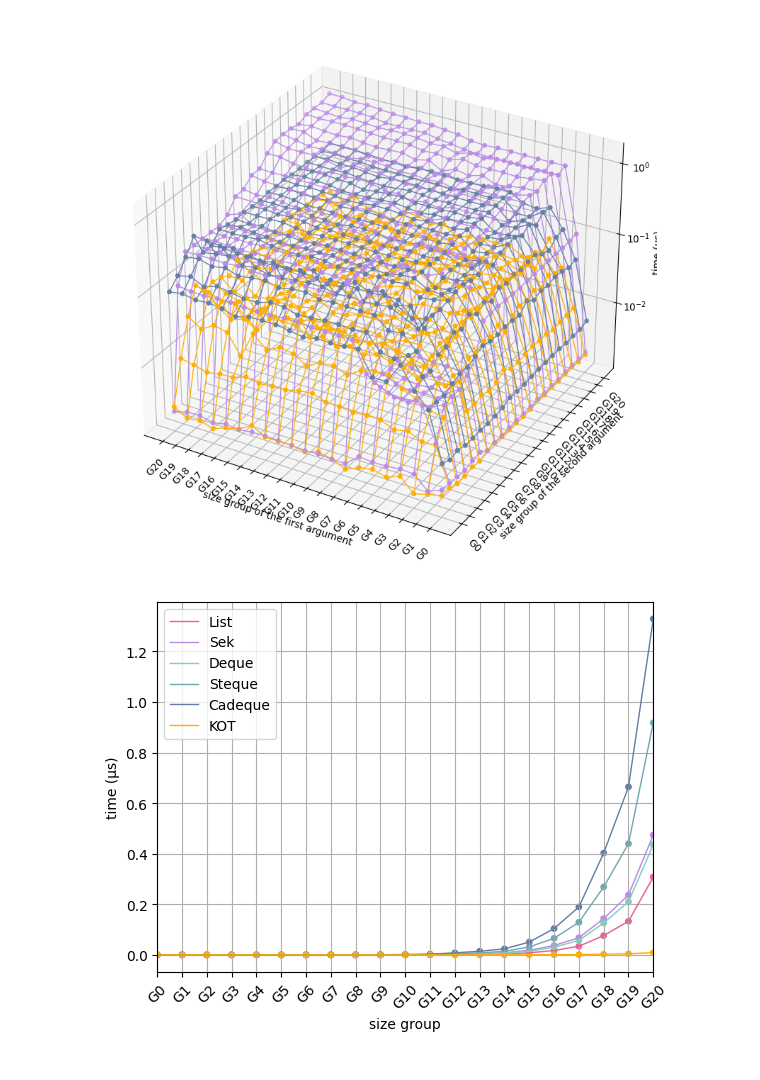
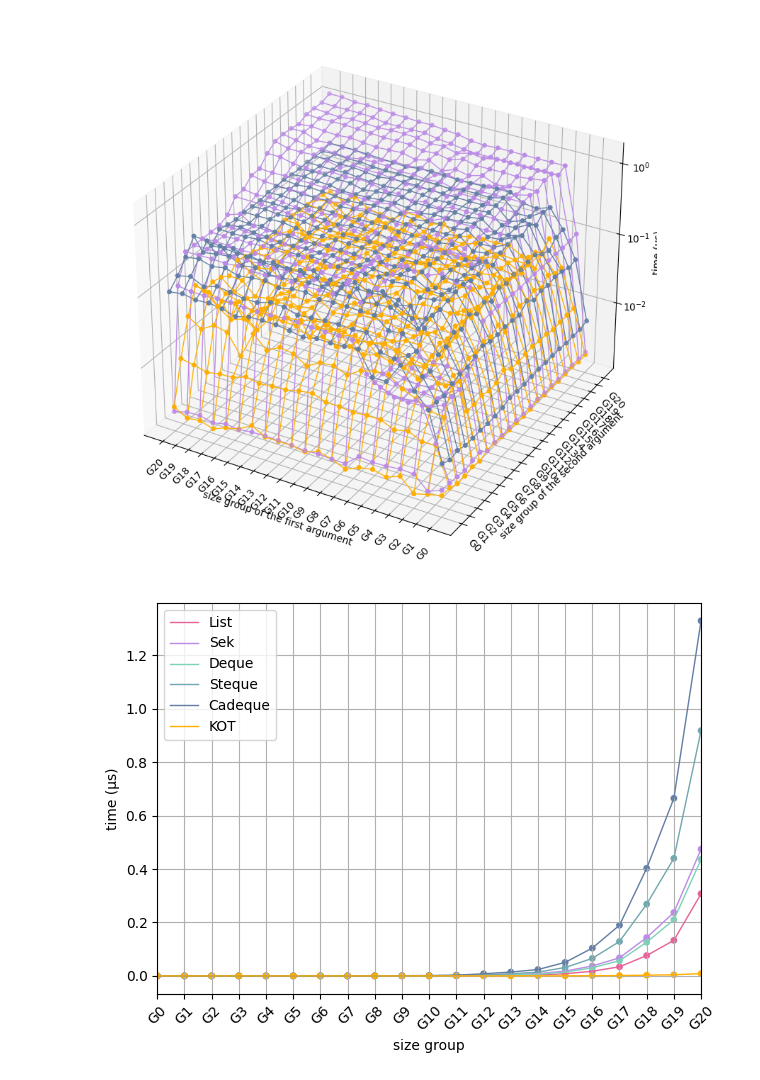
Before and after one commit to JulesViennotFranca/VerifiedCatenableDeque, a Jupyter notebook: bench/graphics.ipynb, the cells around one changed output. Cells and saved outputs as stored; diff of their text form; code cells hidden in the pictures.

```diff
--- a/bench/graphics.ipynb
+++ b/bench/graphics.ipynb
@@ -31,7 +31,7 @@ def make_time_data_2D(data, name):
             Y.append(t / n)
     return np.array(Y)
 
-def plot_time_data_2D(data, data_structures, scale='linear'):
+def plot_time_data_2D(target, data, data_structures, scale='linear'):
     plt.xlim(0, 1)
 
     names = [n for n, _ in data_structures]
@@ -52,6 +52,8 @@ def plot_time_data_2D(data, data_structures, scale='linear'):
 
     plt.grid()
     plt.legend()
+    plt.tight_layout()  # avoid a cropping problem with savefig
+    plt.savefig(target) # save to file before showing
     plt.show()
 
 def make_time_data_3D(data, name):
@@ -145,6 +147,6 @@ plot_time_data_3D(data, [sek, cadeque, kot])
 # %%
 # Graph for traces
 data = pd.read_csv("./tmp/traces.csv")
-plot_time_data_2D(data, [list, sek, deque, steque, cadeque, kot])
+plot_time_data_2D("./tmp/traces.pdf", data, [list, sek, deque, steque, cadeque, kot])
 # %% [output]
-[figure, old version]
+[figure, new version]
```
Also changed, not shown: parts of 4 cells of this notebook.
